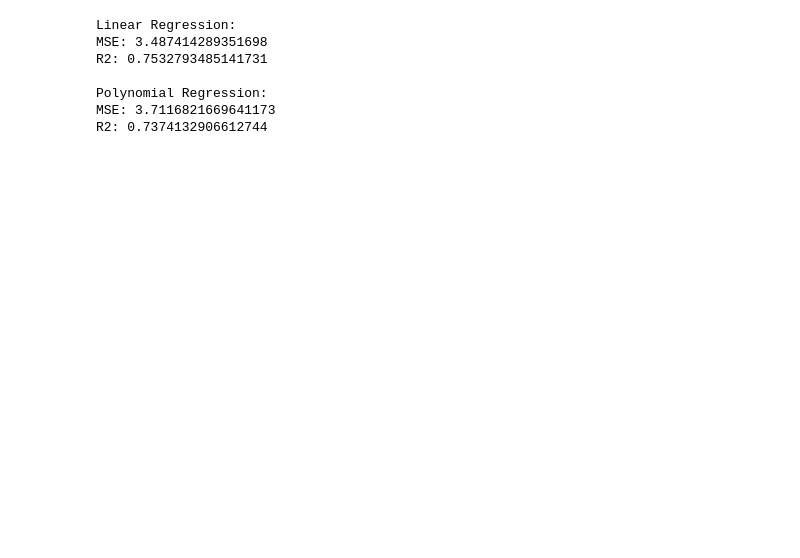
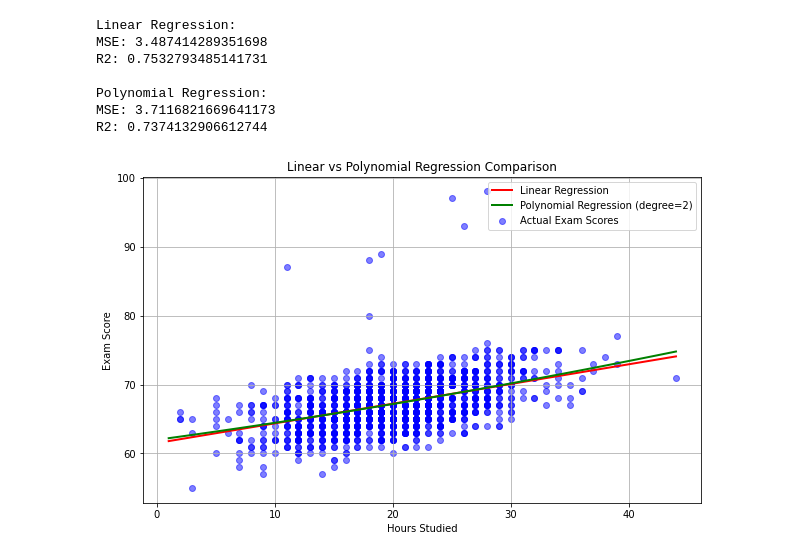
Before and after one commit to NoreenAli15/elevvo_internship, a Jupyter notebook: Untitled.ipynb, the cells around one changed output. Cells and saved outputs as stored; diff of their text form; code cells hidden in the pictures; blank space fills up the shorter version.

```diff
--- a/Untitled.ipynb
+++ b/Untitled.ipynb
@@ -182,3 +193,56 @@ R2: 0.7532793485141731
 Polynomial Regression:
 MSE: 3.7116821669641173
 R2: 0.7374132906612744
+# %%
+import numpy as np
+import matplotlib.pyplot as plt
+from sklearn.linear_model import LinearRegression
+from sklearn.preprocessing import PolynomialFeatures
+from sklearn.model_selection import train_test_split
+
+# Use only Hours_Studied as feature
+X_single = df[['Hours_Studied']]
+y = df['Exam_Score']
+
+# Split data
+X_train_s, X_test_s, y_train_s, y_test_s = train_test_split(
+    X_single, y, test_size=0.2, random_state=42)
+
+# Train Linear Regression
+lin_reg_simple = LinearRegression()
+lin_reg_simple.fit(X_train_s, y_train_s)
+
+# Train Polynomial Regression (degree=2)
+poly = PolynomialFeatures(degree=2)
+X_train_poly = poly.fit_transform(X_train_s)
+
+poly_reg_simple = LinearRegression()
+poly_reg_simple.fit(X_train_poly, y_train_s)
+
+# Create evenly spaced X values for smooth curve
+X_plot = np.linspace(X_single['Hours_Studied'].min(), X_single['Hours_Studied'].max(), 100).reshape(-1,1)
+
+# Predict
+y_plot_lin = lin_reg_simple.predict(X_plot)
+y_plot_poly = poly_reg_simple.predict(poly.transform(X_plot))
+
+# Plot
+plt.figure(figsize=(10,6))
+
+# Scatter plot of actual test data
+plt.scatter(X_test_s, y_test_s, color='blue', alpha=0.5, label='Actual Exam Scores')
+
+# Linear regression line
+plt.plot(X_plot, y_plot_lin, color='red', linewidth=2, label='Linear Regression')
+
+# Polynomial regression curve
+plt.plot(X_plot, y_plot_poly, color='green', linewidth=2, label='Polynomial Regression (degree=2)')
+
+plt.xlabel('Hours Studied')
+plt.ylabel('Exam Score')
+plt.title('Linear vs Polynomial Regression Comparison')
+plt.legend()
+plt.grid(True)
+plt.show()
+# %% [output]
+[figure, added]
```
Also changed, not shown: parts of 1 cell of this notebook.
